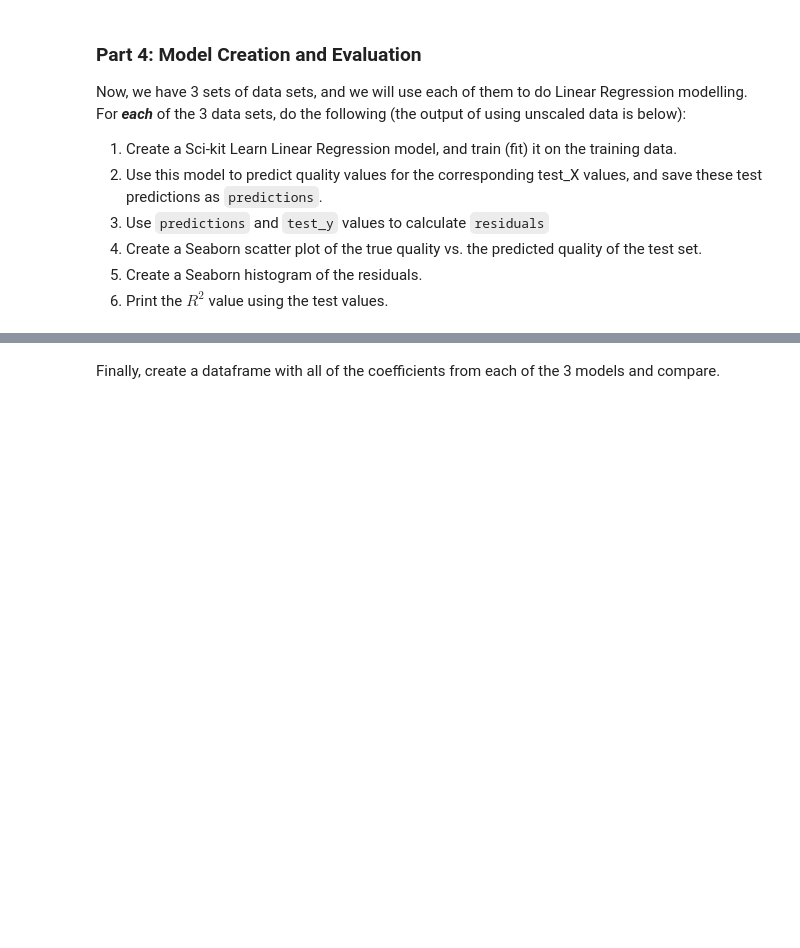
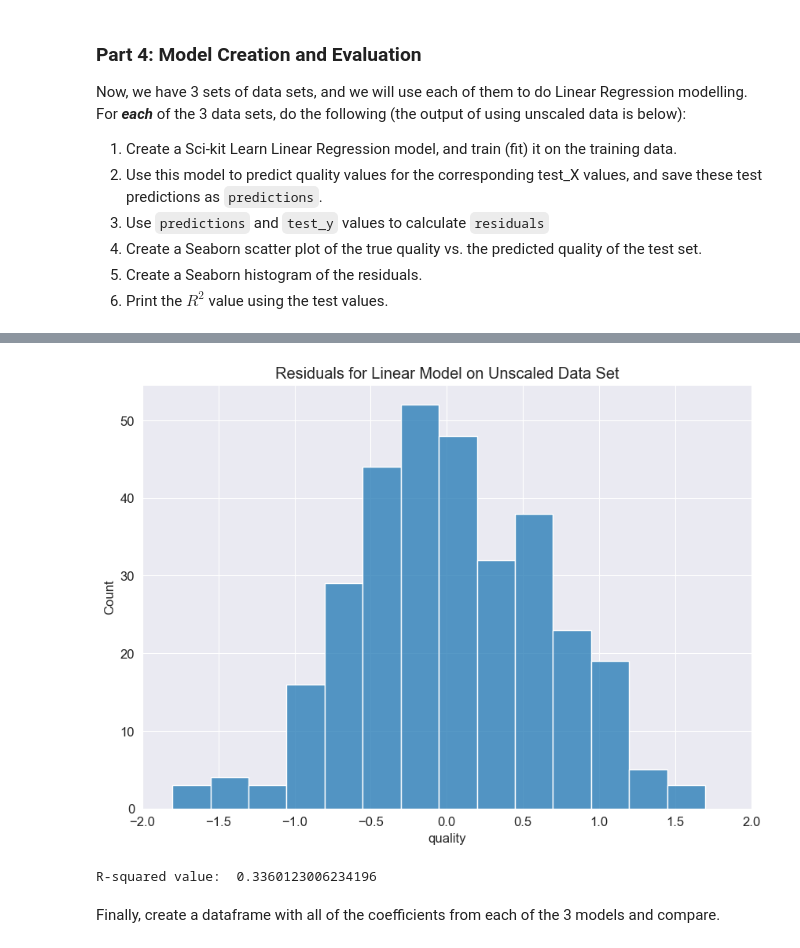
Before and after one commit to ndminhvn/UH-COSC3337, a Jupyter notebook: Homeworks/HW1/hw1_student/Nguyen_Minh_2069407.ipynb, the cells around one changed output, grey strips where cells are left out. Drawn from its saved outputs; the diff is of its cells as text; code cells hidden in the pictures; blank space fills up the shorter version.

```diff
--- a/Homeworks/HW1/hw1_student/Nguyen_Minh_2069407.ipynb
+++ b/Homeworks/HW1/hw1_student/Nguyen_Minh_2069407.ipynb
@@ -262,3 +330,15 @@ Now, we have 3 sets of data sets, and we will use each of them to do Linear Regr
+# %%
+sns.histplot(residuals_unscaled)
+plt.title("Residuals for Linear Model on Unscaled Data Set")
+plt.ylabel("Count")
+plt.xlim(-2, 2)
+plt.show()
+# R2 values
+r2_unscaled = r2_score(test_y_unscaled, predictions_unscaled)
+print("R-squared value: ", r2_unscaled)
+# %% [output]
+[figure, added]
+R-squared value:  0.3360123006234196
 # %%
 ### PUT YOUR CODE HERE FOR MM SCALED DATA
 # %%
```
Also changed, not shown: parts of 11 cells of this notebook.
